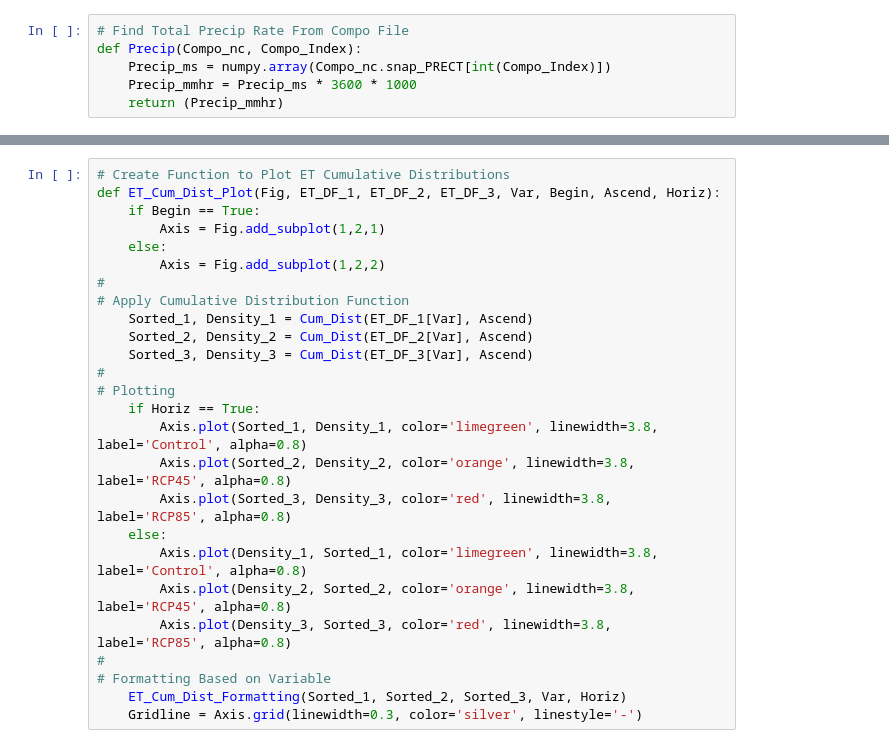
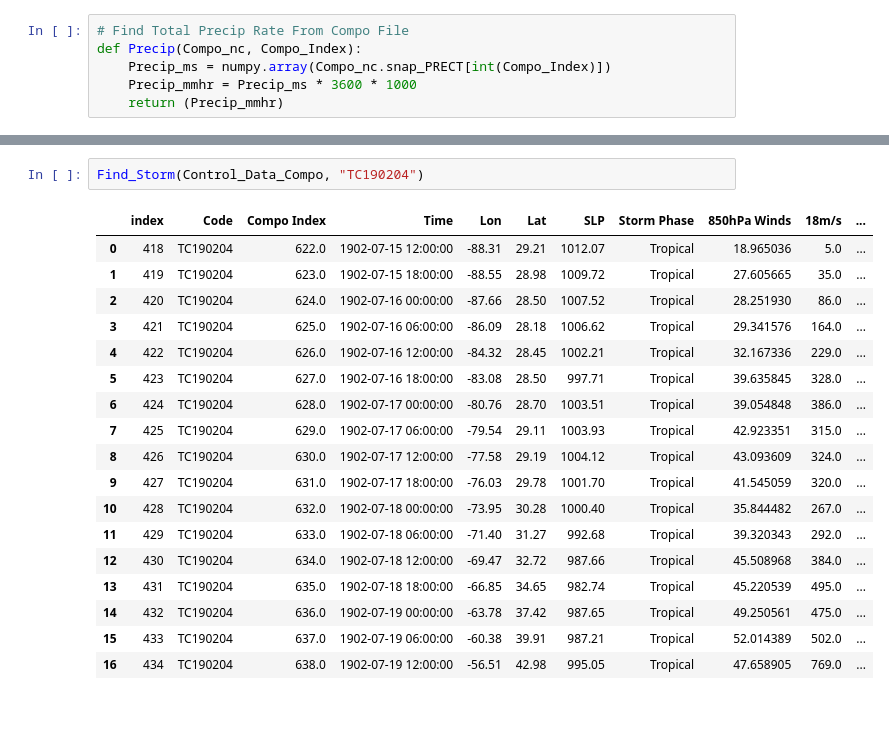
Before and after one commit to Luigi728/ExtraTrack_Github, a Jupyter notebook: RCP_Analysis/RCP_Analysis_V6.7.2.ipynb, the cells around one changed output, grey strips where cells are left out. Drawn from its saved outputs; the diff is of its cells as text; blank space fills up the shorter version.

```diff
--- a/RCP_Analysis/RCP_Analysis_V6.7.2.ipynb
+++ b/RCP_Analysis/RCP_Analysis_V6.7.2.ipynb
@@ -483,26 +416,21 @@ Phase_Cum_Dist_Plot(Control_Data_Compo, RCP45_Data_Compo, RCP85_Data_Compo, True
-# %%
-# Create Function to Plot ET Cumulative Distributions
-def ET_Cum_Dist_Plot(Fig, ET_DF_1, ET_DF_2, ET_DF_3, Var, Begin, Ascend, Horiz):
-    if Begin == True:
-        Axis = Fig.add_subplot(1,2,1)
-    else:
-        Axis = Fig.add_subplot(1,2,2)
-#
-# Apply Cumulative Distribution Function
-    Sorted_1, Density_1 = Cum_Dist(ET_DF_1[Var], Ascend)
-    Sorted_2, Density_2 = Cum_Dist(ET_DF_2[Var], Ascend)
-    Sorted_3, Density_3 = Cum_Dist(ET_DF_3[Var], Ascend)
-#
-# Plotting
-    if Horiz == True:
-        Axis.plot(Sorted_1, Density_1, color='limegreen', linewidth=3.8, label='Control', alpha=0.8)
-        Axis.plot(Sorted_2, Density_2, color='orange', linewidth=3.8, label='RCP45', alpha=0.8)
-        Axis.plot(Sorted_3, Density_3, color='red', linewidth=3.8, label='RCP85', alpha=0.8)
-    else:
-        Axis.plot(Density_1, Sorted_1, color='limegreen', linewidth=3.8, label='Control', alpha=0.8)
-        Axis.plot(Density_2, Sorted_2, color='orange', linewidth=3.8, label='RCP45', alpha=0.8)
-        Axis.plot(Density_3, Sorted_3, color='red', linewidth=3.8, label='RCP85', alpha=0.8)
-#
-# Formatting Based on Variable
-    ET_Cum_Dist_Formatting(Sorted_1, Sorted_2, Sorted_3, Var, Horiz)
-    Gridline = Axis.grid(linewidth=0.3, color='silver', linestyle='-')
+# %%
+Find_Storm(Control_Data_Compo, "TC190204")
+# %% [output]
+|  | index | Code | Compo Index | Time | Lon | Lat | SLP | Storm Phase | 850hPa Winds | 18m/s | ... |
+| 0 | 418 | TC190204 | 622.0 | 1902-07-15 12:00:00 | -88.31 | 29.21 | 1012.07 | Tropical | 18.965036 | 5.0 | ... |
+| 1 | 419 | TC190204 | 623.0 | 1902-07-15 18:00:00 | -88.55 | 28.98 | 1009.72 | Tropical | 27.605665 | 35.0 | ... |
+| 2 | 420 | TC190204 | 624.0 | 1902-07-16 00:00:00 | -87.66 | 28.50 | 1007.52 | Tropical | 28.251930 | 86.0 | ... |
+| 3 | 421 | TC190204 | 625.0 | 1902-07-16 06:00:00 | -86.09 | 28.18 | 1006.62 | Tropical | 29.341576 | 164.0 | ... |
+| 4 | 422 | TC190204 | 626.0 | 1902-07-16 12:00:00 | -84.32 | 28.45 | 1002.21 | Tropical | 32.167336 | 229.0 | ... |
+| 5 | 423 | TC190204 | 627.0 | 1902-07-16 18:00:00 | -83.08 | 28.50 | 997.71 | Tropical | 39.635845 | 328.0 | ... |
+| 6 | 424 | TC190204 | 628.0 | 1902-07-17 00:00:00 | -80.76 | 28.70 | 1003.51 | Tropical | 39.054848 | 386.0 | ... |
+| 7 | 425 | TC190204 | 629.0 | 1902-07-17 06:00:00 | -79.54 | 29.11 | 1003.93 | Tropical | 42.923351 | 315.0 | ... |
+| 8 | 426 | TC190204 | 630.0 | 1902-07-17 12:00:00 | -77.58 | 29.19 | 1004.12 | Tropical | 43.093609 | 324.0 | ... |
+| 9 | 427 | TC190204 | 631.0 | 1902-07-17 18:00:00 | -76.03 | 29.78 | 1001.70 | Tropical | 41.545059 | 320.0 | ... |
+| 10 | 428 | TC190204 | 632.0 | 1902-07-18 00:00:00 | -73.95 | 30.28 | 1000.40 | Tropical | 35.844482 | 267.0 | ... |
+| 11 | 429 | TC190204 | 633.0 | 1902-07-18 06:00:00 | -71.40 | 31.27 | 992.68 | Tropical | 39.320343 | 292.0 | ... |
+| 12 | 430 | TC190204 | 634.0 | 1902-07-18 12:00:00 | -69.47 | 32.72 | 987.66 | Tropical | 45.508968 | 384.0 | ... |
+| 13 | 431 | TC190204 | 635.0 | 1902-07-18 18:00:00 | -66.85 | 34.65 | 982.74 | Tropical | 45.220539 | 495.0 | ... |
+| 14 | 432 | TC190204 | 636.0 | 1902-07-19 00:00:00 | -63.78 | 37.42 | 987.65 | Tropical | 49.250561 | 475.0 | ... |
+| 15 | 433 | TC190204 | 637.0 | 1902-07-19 06:00:00 | -60.38 | 39.91 | 987.21 | Tropical | 52.014389 | 502.0 | ... |
+| 16 | 434 | TC190204 | 638.0 | 1902-07-19 12:00:00 | -56.51 | 42.98 | 995.05 | Tropical | 47.658905 | 769.0 | ... |
```
Also changed, not shown: parts of 19 cells of this notebook, 9 other files.
